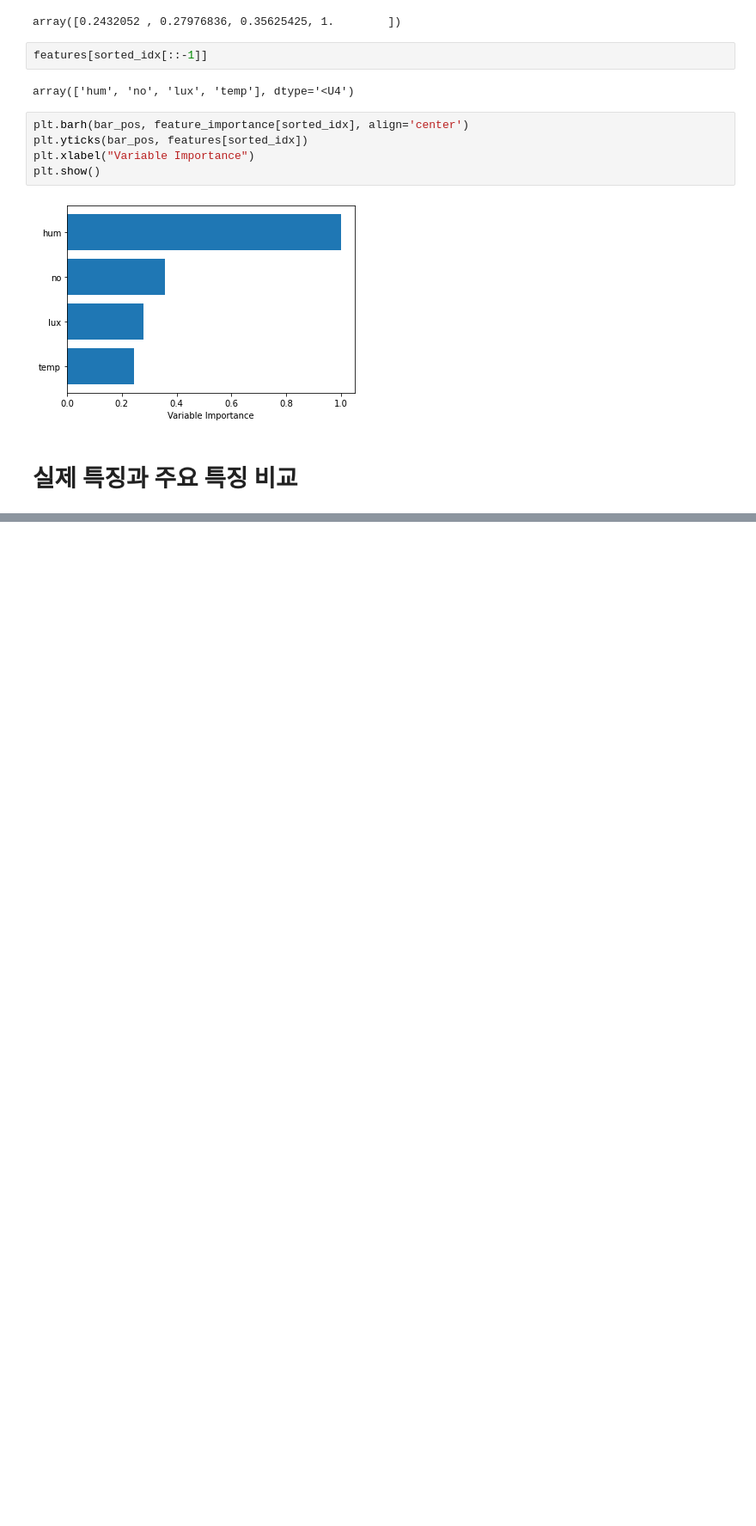
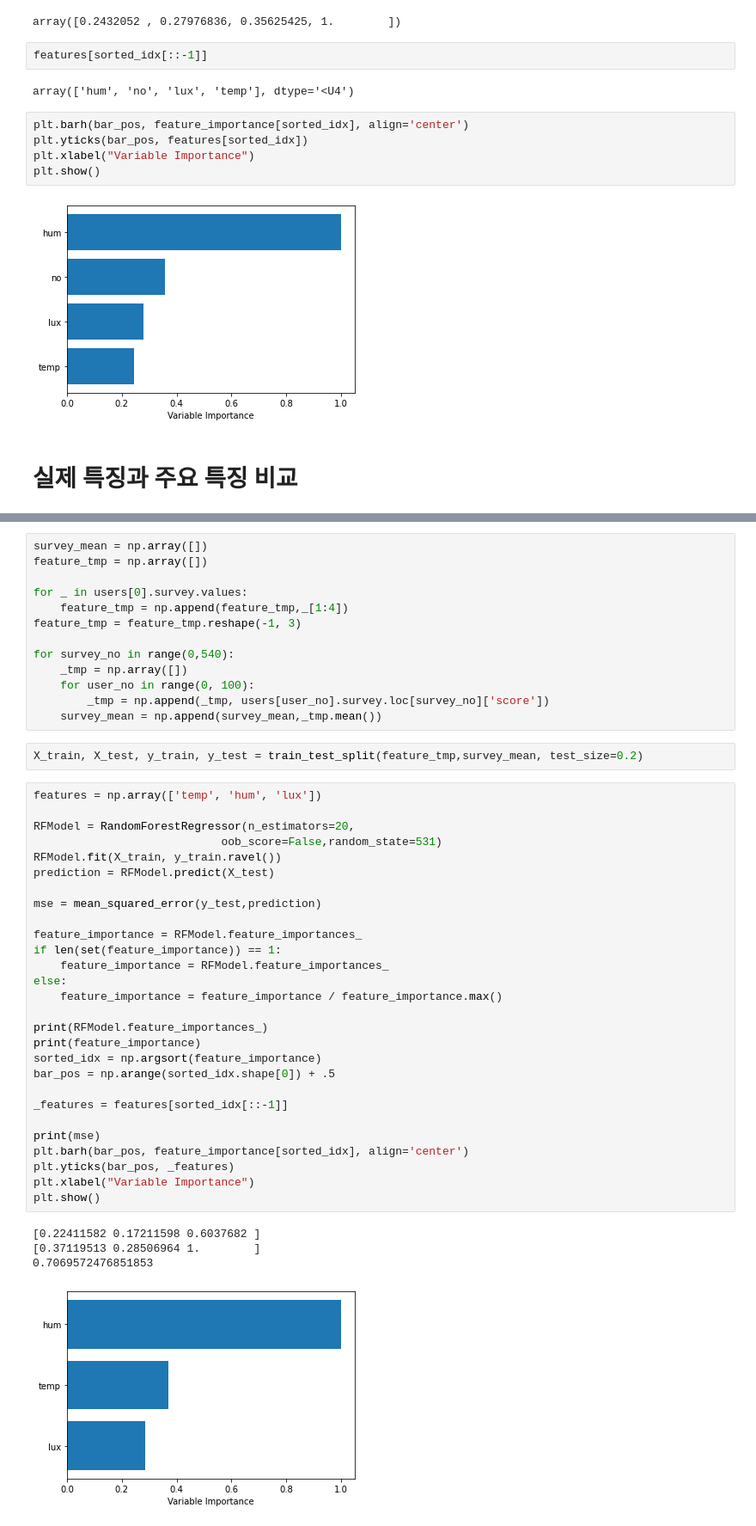
Before and after one commit to formegusto/survey-learning-system, a Jupyter notebook: Sincerity by RandomForest.ipynb, the cells around one changed output, grey strips where cells are left out. Shown at 86% size. Saved outputs shown, nothing was run; the diff lists cells and outputs as text; blank space fills up the shorter version.

```diff
--- a/Sincerity by RandomForest.ipynb
+++ b/Sincerity by RandomForest.ipynb
@@ -296,0 +419,48 @@ _record[90:100]
+# %%
+survey_mean = np.array([])
+feature_tmp = np.array([])
+
+for _ in users[0].survey.values:
+    feature_tmp = np.append(feature_tmp,_[1:4])
+feature_tmp = feature_tmp.reshape(-1, 3)
+
+for survey_no in range(0,540):
+    _tmp = np.array([])
+    for user_no in range(0, 100):
+        _tmp = np.append(_tmp, users[user_no].survey.loc[survey_no]['score'])
+    survey_mean = np.append(survey_mean,_tmp.mean())
+# %%
+X_train, X_test, y_train, y_test = train_test_split(feature_tmp,survey_mean, test_size=0.2)
+# %%
+features = np.array(['temp', 'hum', 'lux'])
+
+RFModel = RandomForestRegressor(n_estimators=20,
+                            oob_score=False,random_state=531)
+RFModel.fit(X_train, y_train.ravel())
+prediction = RFModel.predict(X_test)
+
+mse = mean_squared_error(y_test,prediction)
+
+feature_importance = RFModel.feature_importances_
+if len(set(feature_importance)) == 1:
+    feature_importance = RFModel.feature_importances_
+else:
+    feature_importance = feature_importance / feature_importance.max()
+
+print(RFModel.feature_importances_)
+print(feature_importance)
+sorted_idx = np.argsort(feature_importance)
+bar_pos = np.arange(sorted_idx.shape[0]) + .5
+
+_features = features[sorted_idx[::-1]]
+
+print(mse)
+plt.barh(bar_pos, feature_importance[sorted_idx], align='center')
+plt.yticks(bar_pos, _features)
+plt.xlabel("Variable Importance")
+plt.show()
+# %% [output]
+[0.22411582 0.17211598 0.6037682 ]
+[0.37119513 0.28506964 1.        ]
+0.7069572476851853
+[figure, added]
```
Also changed, not shown: parts of 16 cells of this notebook.
